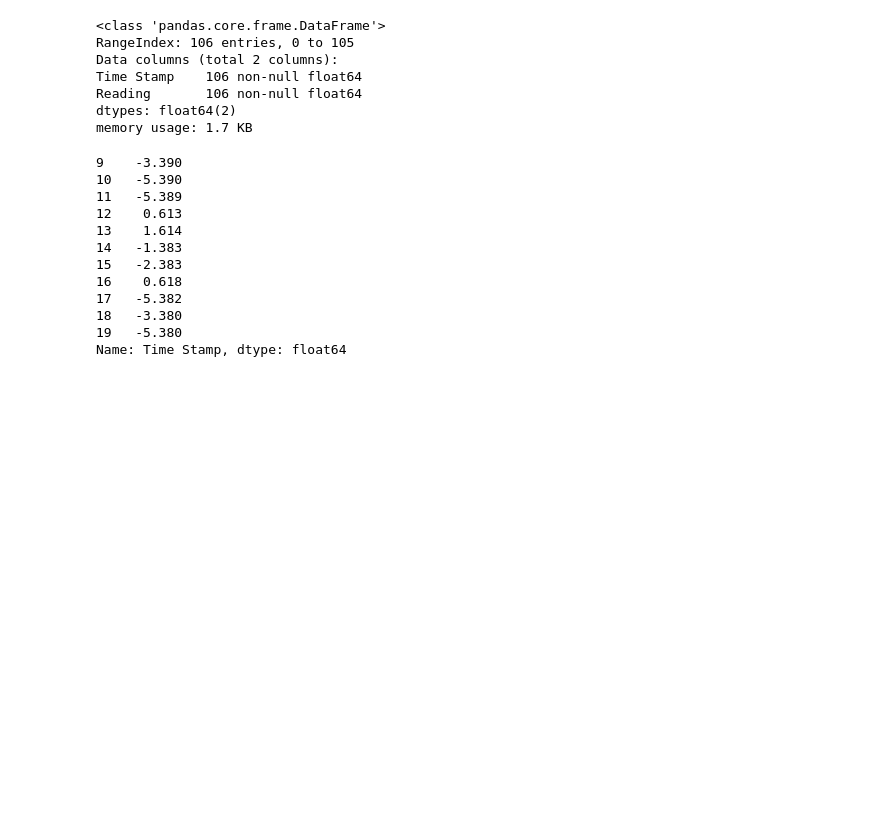
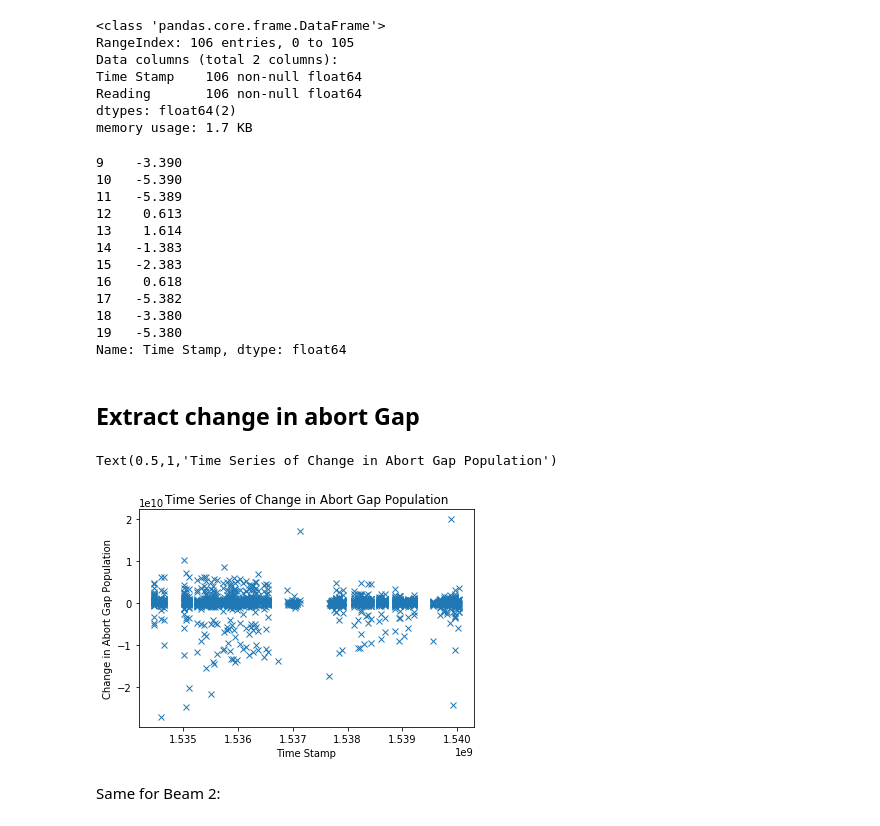
Before and after one commit to mfer0010/BscThesis, a Jupyter notebook: Jupyter Notebook Code/05_Further Analysis of Abort Gap Data.ipynb, the cells around one changed output. Saved outputs shown, nothing was run; the diff lists cells and outputs as text; code cells hidden in the pictures; blank space fills up the shorter version.

```diff
--- a/Jupyter Notebook Code/05_Further Analysis of Abort Gap Data.ipynb
+++ b/Jupyter Notebook Code/05_Further Analysis of Abort Gap Data.ipynb
@@ -129,3 +131,19 @@ AbortGap_B1['Time Stamp'][9:20]-Intensities_B1['Time Stamp'][9:20]
 18   -3.380
 19   -5.380
 Name: Time Stamp, dtype: float64
+# %% [markdown]
+## Extract change in abort Gap
+# %%
+change = []
+change.append(0)
+for i in range(1,len(AbortGap_B1['Reading'])):
+    change.append(AbortGap_B1['Reading'][i]-AbortGap_B1['Reading'][i-1])
+AbortGap_B1['Change in Population'] = change
+# %%
+plt.plot(AbortGap_B1['Time Stamp'],AbortGap_B1['Change in Population'],'x')
+plt.xlabel('Time Stamp')
+plt.ylabel('Change in Abort Gap Population')
+plt.title('Time Series of Change in Abort Gap Population')
+# %% [output]
+Text(0.5,1,'Time Series of Change in Abort Gap Population')
+[figure, added]
@@ -131,0 +152,2 @@ Name: Time Stamp, dtype: float64
+# %% [markdown]
+Same for Beam 2:
```
Also changed, not shown: parts of 6 cells of this notebook, 15 other files.
